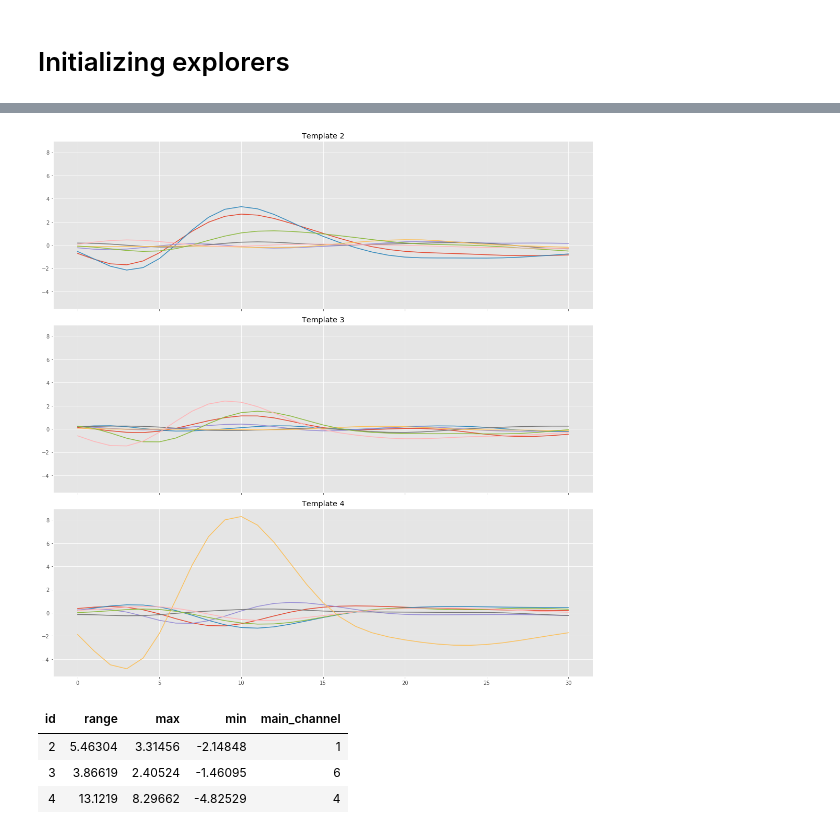
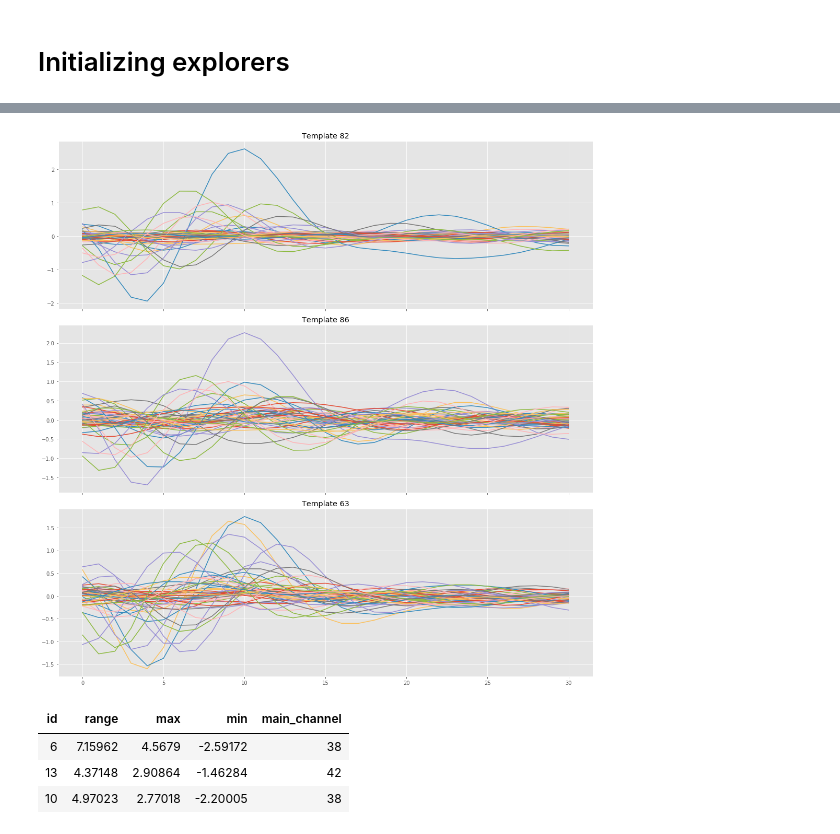
Before and after one commit to edublancas/neural-clustering, a Jupyter notebook: notebooks/cluster-evaluation.ipynb, the cells around one changed output, grey strips where cells are left out. Drawn from its saved outputs; the diff is of its cells as text; code cells hidden in the pictures.

```diff
--- a/notebooks/cluster-evaluation.ipynb
+++ b/notebooks/cluster-evaluation.ipynb
@@ -28,8 +28,8 @@ logging.basicConfig(level=logging.ERROR)
 # Loading configuration files and YASS output
 # %%
 # load configuration files
-cfg_yass = Config.from_yaml('../yass_config/local_100k.yaml')
-cfg = config.load('../config.yaml')
+cfg_yass = Config.from_yaml('../yass_config/server_49ch.yaml')
+cfg = config.load('../server_config.yaml')
 # %%
 # load data generated from yass
 files = ['score', 'clear_index', 'spike_times', 'spike_train', 'spike_left', 'templates']
@@ -74,12 +82,12 @@ explorer_train.plot_all_clusters(k=2, sharex=True, sharey=True)
 # %%
-explorer_train.plot_closest_templates_to(group_id=2, k=2)
+explorer_train.plot_closest_templates_to(group_id=82, k=2, sharey=False)
 # %% [output]
-[figure, old version]
+[figure, new version]
 # %%
-stats = explorer_train.stats_for_closest_groups_to(2, k=2)
+stats = explorer_train.stats_for_closest_groups_to(6, k=2)
 stats
 # %% [output]
 | id | range | max | min | main_channel |
-| 2 | 5.46304 | 3.31456 | -2.14848 | 1 |
-| 3 | 3.86619 | 2.40524 | -1.46095 | 6 |
-| 4 | 13.1219 | 8.29662 | -4.82529 | 4 |
+| 6 | 7.15962 | 4.5679 | -2.59172 | 38 |
+| 13 | 4.37148 | 2.90864 | -1.46284 | 42 |
+| 10 | 4.97023 | 2.77018 | -2.20005 | 38 |
```
Also changed, not shown: parts of 5 cells of this notebook.
